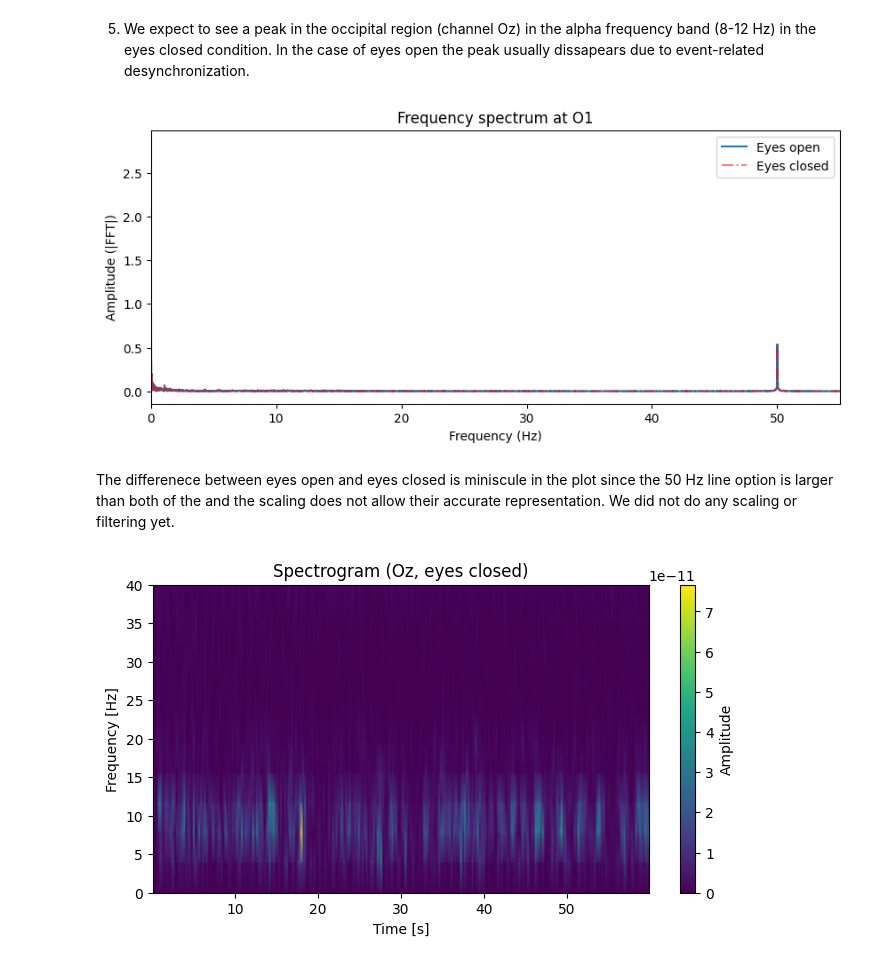
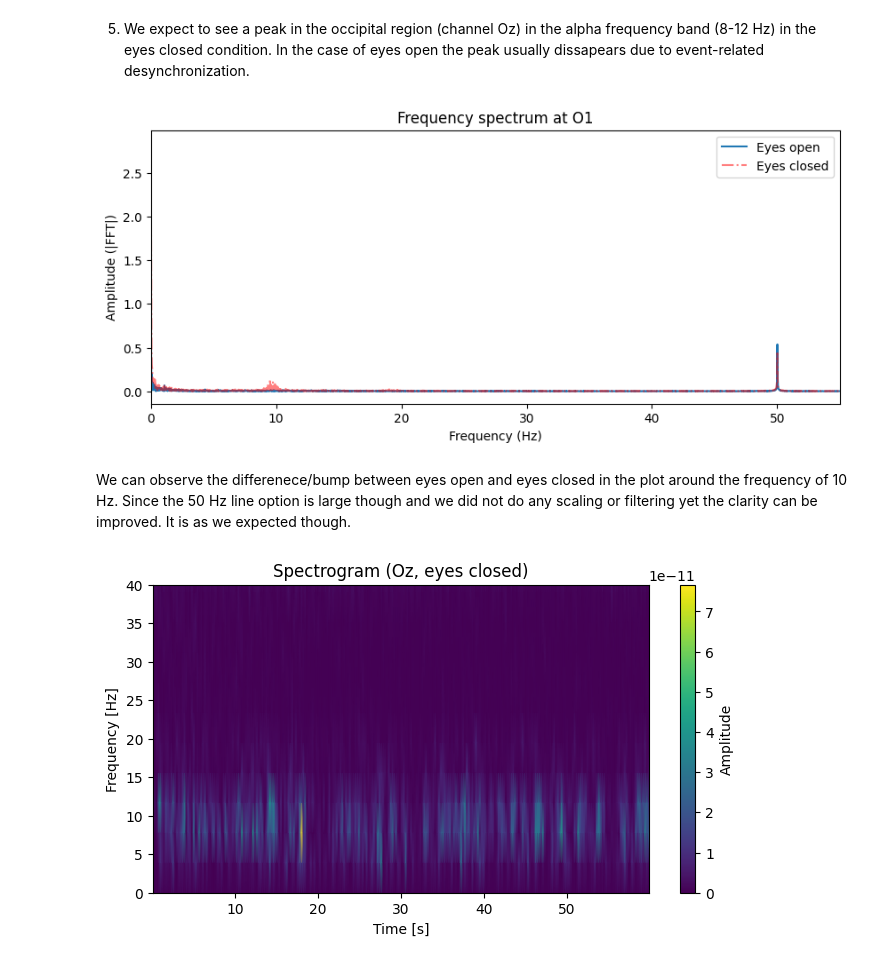
Before and after one commit to pschristodoulou/BCI_course, a Jupyter notebook: Assignments/Assignment8/assignment_08_signal_analysis.ipynb, the cells around one changed output. Drawn from its saved outputs; the diff is of its cells as text; code cells hidden in the pictures.

Commit message:
Ex. 8 filters done

```diff
--- a/Assignments/Assignment8/assignment_08_signal_analysis.ipynb
+++ b/Assignments/Assignment8/assignment_08_signal_analysis.ipynb
@@ -207,31 +207,31 @@ First 3755 samples
 # %%
 # Function to get spectrum out of data of specific channel
 def get_frequency_spectrum(data, channel):
     signal = data[channel][0].flatten()
     fs = data.info['sfreq']
     signal_fft = np.abs(np.fft.rfft(signal))
     freqs = np.fft.rfftfreq(len(signal), d=1/fs)
     return signal_fft, freqs, channel
 
 channel = "O1"  # O1, O2 and Oz is clearer
 EO_spec, f, ch = get_frequency_spectrum(eyes_open, channel)
-EC_spec, _, _ = get_frequency_spectrum(eyes_open, channel)  # frequency is the same
+EC_spec, _, _ = get_frequency_spectrum(eyes_closed, channel)  # frequency is the same
 
 # Plotting
 plt.figure(figsize=(10,4))
 plt.plot(f, EO_spec, label="Eyes open", alpha=1)
 plt.plot(f, EC_spec, '-.r', label="Eyes closed", alpha=0.5)
 # plt.xlim(0, 5) # zoom where alpha lives
 plt.xlim(0, 55) # zoom where alpha lives
 plt.xlabel("Frequency (Hz)")
 plt.ylabel("Amplitude (|FFT|)")
 plt.title(f"Frequency spectrum at {ch}")
 plt.legend()
 plt.show()
 # %% [output]
-[figure, old version]
+[figure, new version]
 # %% [markdown]
-The differenece between eyes open and eyes closed is miniscule in the plot since the 50 Hz line option is larger than both of the and the scaling does not allow their accurate representation. We did not do any scaling or filtering yet.
+We can observe the differenece/bump between eyes open and eyes closed in the plot around the frequency of 10 Hz. Since the 50 Hz line option is large though and we did not do any scaling or filtering yet the clarity can be improved. It is as we expected though.
 # %%
 from scipy.signal import spectrogram
 import matplotlib.pyplot as plt
```
Also changed, not shown: parts of 3 cells of this notebook.
